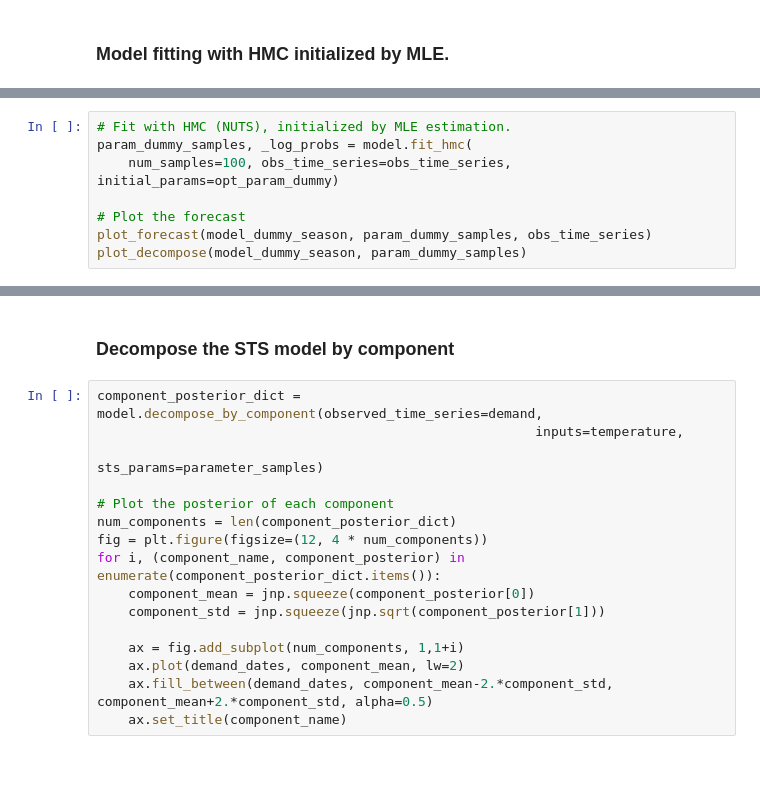
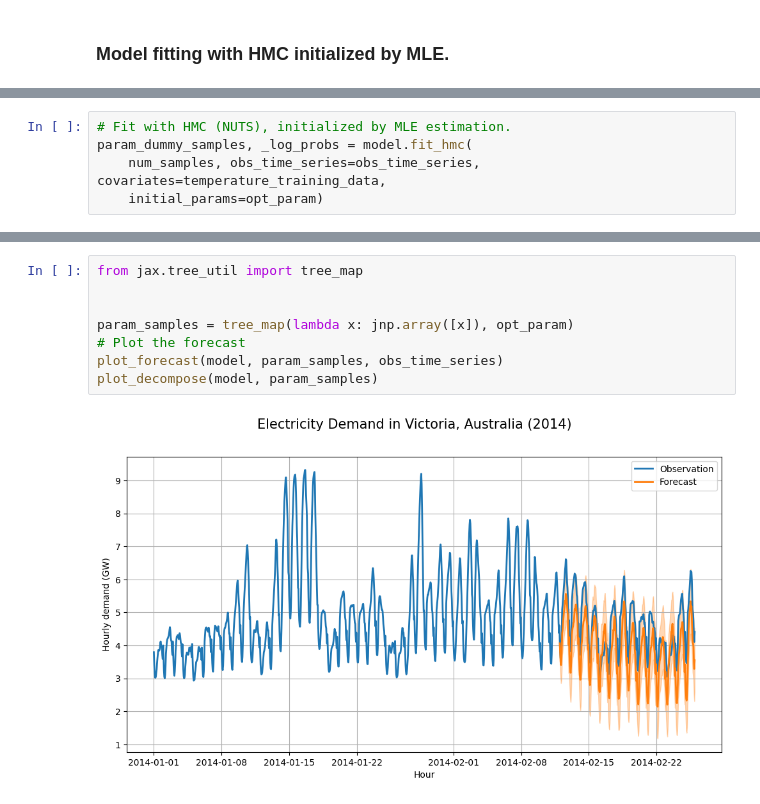
Before and after one commit to xinglong-li/dynamax, a Jupyter notebook: dynamax/structural_time_series/models/sts_electric_demo.ipynb, the cells around one changed output, grey strips where cells are left out. Saved outputs shown, nothing was run; the diff lists cells and outputs as text; blank space fills up the shorter version.

```diff
--- a/dynamax/structural_time_series/models/sts_electric_demo.ipynb
+++ b/dynamax/structural_time_series/models/sts_electric_demo.ipynb
@@ -139,8 +149,5 @@ plt.plot(_losses)
 # %%
 # Fit with HMC (NUTS), initialized by MLE estimation.
 param_dummy_samples, _log_probs = model.fit_hmc(
-    num_samples=100, obs_time_series=obs_time_series, initial_params=opt_param_dummy)
-
-# Plot the forecast
-plot_forecast(model_dummy_season, param_dummy_samples, obs_time_series)
-plot_decompose(model_dummy_season, param_dummy_samples)
+    num_samples, obs_time_series=obs_time_series, covariates=temperature_training_data,
+    initial_params=opt_param)
@@ -164,18 +154,10 @@ fig.suptitle('Electricity demand forecast', fontsize=15)
-# %% [markdown]
-### Decompose the STS model by component
-# %%
-component_posterior_dict = model.decompose_by_component(observed_time_series=demand,
-                                                        inputs=temperature,
-                                                        sts_params=parameter_samples)
-
-# Plot the posterior of each component
-num_components = len(component_posterior_dict)
-fig = plt.figure(figsize=(12, 4 * num_components))
-for i, (component_name, component_posterior) in enumerate(component_posterior_dict.items()):
-    component_mean = jnp.squeeze(component_posterior[0])
-    component_std = jnp.squeeze(jnp.sqrt(component_posterior[1]))
-
-    ax = fig.add_subplot(num_components, 1,1+i)
-    ax.plot(demand_dates, component_mean, lw=2)
-    ax.fill_between(demand_dates, component_mean-2.*component_std, component_mean+2.*component_std, alpha=0.5)
-    ax.set_title(component_name)
+# %%
+from jax.tree_util import tree_map
+
+
+param_samples = tree_map(lambda x: jnp.array([x]), opt_param)
+# Plot the forecast
+plot_forecast(model, param_samples, obs_time_series)
+plot_decompose(model, param_samples)
+# %% [output]
+[figure, added]
```
Also changed, not shown: parts of 7 cells of this notebook, 3 other files.
